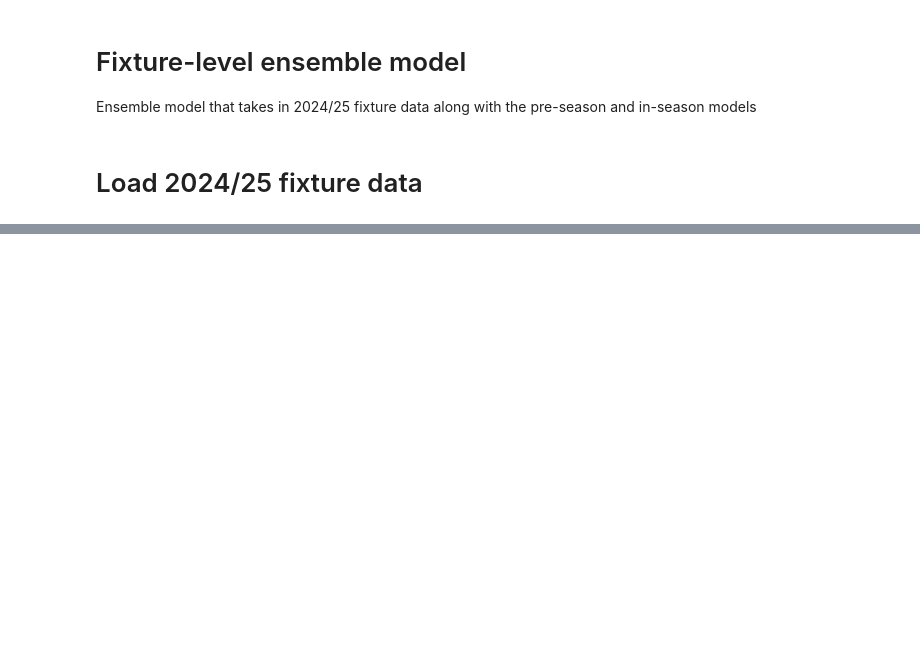
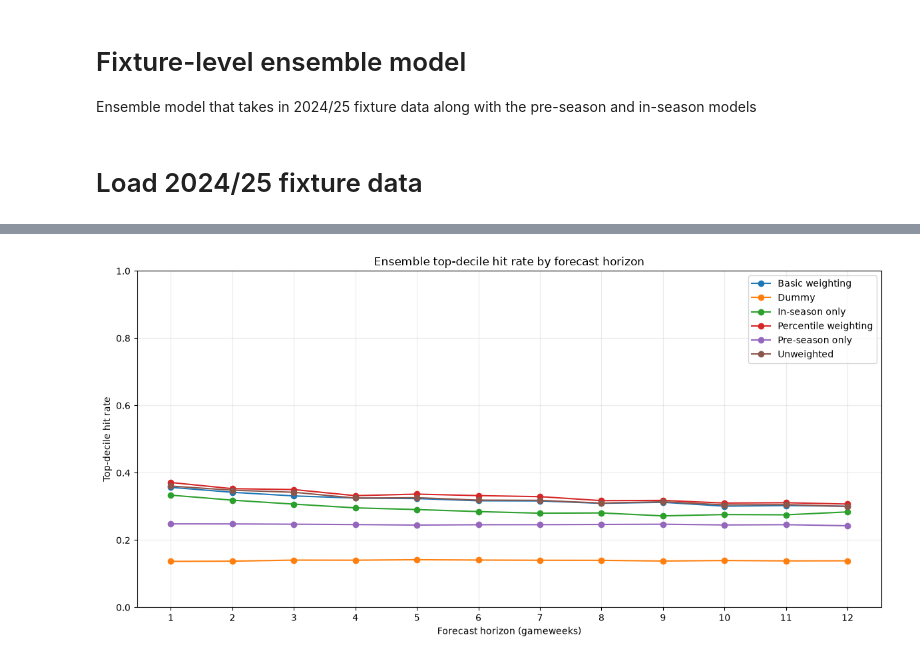
Before and after one commit to calumthompson/fantasy_football_v2, a Jupyter notebook: training/notebooks/ensemble_model.ipynb, the cells around one changed output, grey strips where cells are left out. Saved outputs shown, nothing was run; the diff lists cells and outputs as text; code cells hidden in the pictures; blank space fills up the shorter version.

Commit message:
Ensemble working

```diff
--- a/training/notebooks/ensemble_model.ipynb
+++ b/training/notebooks/ensemble_model.ipynb
@@ -317,0 +63,9 @@ print(f"Saved production ensemble model to {DEFAULT_ENSEMBLE_ARTIFACT_PATH}")
+# %%
+models = {}
+
+dummy_model = DummyRegressor(strategy="mean")
+dummy_model.fit(X_train[["horizon"]], y_train)
+models["Dummy"] = dummy_model
+validation_df["dummy_model_score"] = dummy_model.predict(
+    X_valid[["horizon"]]
+)
@@ -317,0 +94,10 @@ print(f"Saved production ensemble model to {DEFAULT_ENSEMBLE_ARTIFACT_PATH}")
+# %%
+# Give high-scoring returns extra influence during training.
+basic_weights = pd.Series(1.0, index=y_train.index)
+basic_weights.loc[y_train > 6] = 4.0
+
+basic_weighting_model = fit_catboost(sample_weight=basic_weights)
+models["Basic weighting"] = basic_weighting_model
+validation_df["basic_weighting_model_score"] = (
+    basic_weighting_model.predict(X_valid)
+)
@@ -317,0 +221,60 @@ print(f"Saved production ensemble model to {DEFAULT_ENSEMBLE_ARTIFACT_PATH}")
+# %%
+horizon_hit_rate_records = []
+
+for model_name, prediction_column in MODEL_SCORE_COLUMNS.items():
+    evaluation_df = validation_df[
+        ["season", "target_gw", "horizon", TARGET_COLUMN, prediction_column]
+    ].rename(columns={
+        TARGET_COLUMN: "actual",
+        prediction_column: "predicted",
+    })
+
+    for (_, _, horizon), fixture_gameweek_df in evaluation_df.groupby(
+        ["season", "target_gw", "horizon"]
+    ):
+        top_decile_size = max(
+            1, int(np.ceil(len(fixture_gameweek_df) * 0.10))
+        )
+        predicted_top_df = fixture_gameweek_df.nlargest(
+            top_decile_size, "predicted"
+        )
+        actual_top_indices = set(
+            fixture_gameweek_df.nlargest(top_decile_size, "actual").index
+        )
+        horizon_hit_rate_records.append({
+            "model": model_name,
+            "horizon": horizon,
+            "top_decile_hit_rate": predicted_top_df.index.isin(
+                actual_top_indices
+            ).mean(),
+        })
+
+top_decile_hit_rate_by_horizon_df = (
+    pd.DataFrame(horizon_hit_rate_records)
+    .groupby(["model", "horizon"], as_index=False)["top_decile_hit_rate"]
+    .mean()
+    .sort_values(["model", "horizon"])
+)
+
+figure, axis = plt.subplots(figsize=(12, 6))
+for model_name, model_results_df in top_decile_hit_rate_by_horizon_df.groupby("model"):
+    axis.plot(
+        model_results_df["horizon"],
+        model_results_df["top_decile_hit_rate"],
+        marker="o",
+        linewidth=1.5,
+        label=model_name,
+    )
+
+axis.set(
+    xlabel="Forecast horizon (gameweeks)",
+    ylabel="Top-decile hit rate",
+    title="Ensemble top-decile hit rate by forecast horizon",
+    xticks=range(1, MAX_HORIZON + 1),
+    ylim=(0, 1),
+)
+axis.grid(alpha=0.25)
+axis.legend()
+figure.tight_layout()
+axis
+# %% [output]
@@ -317,0 +282 @@ print(f"Saved production ensemble model to {DEFAULT_ENSEMBLE_ARTIFACT_PATH}")
+[figure, added]
```
Also changed, not shown: parts of 42 cells of this notebook, 7 other files.
